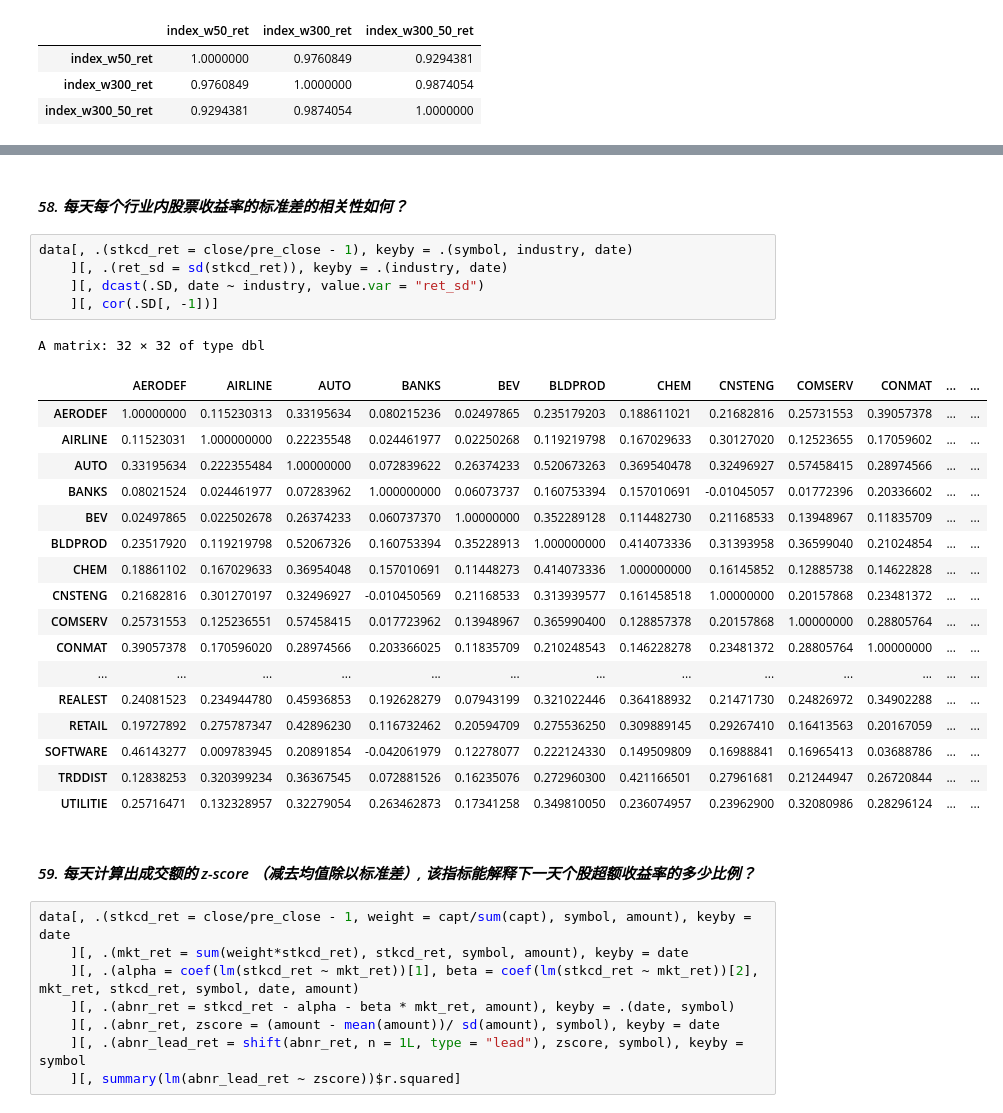
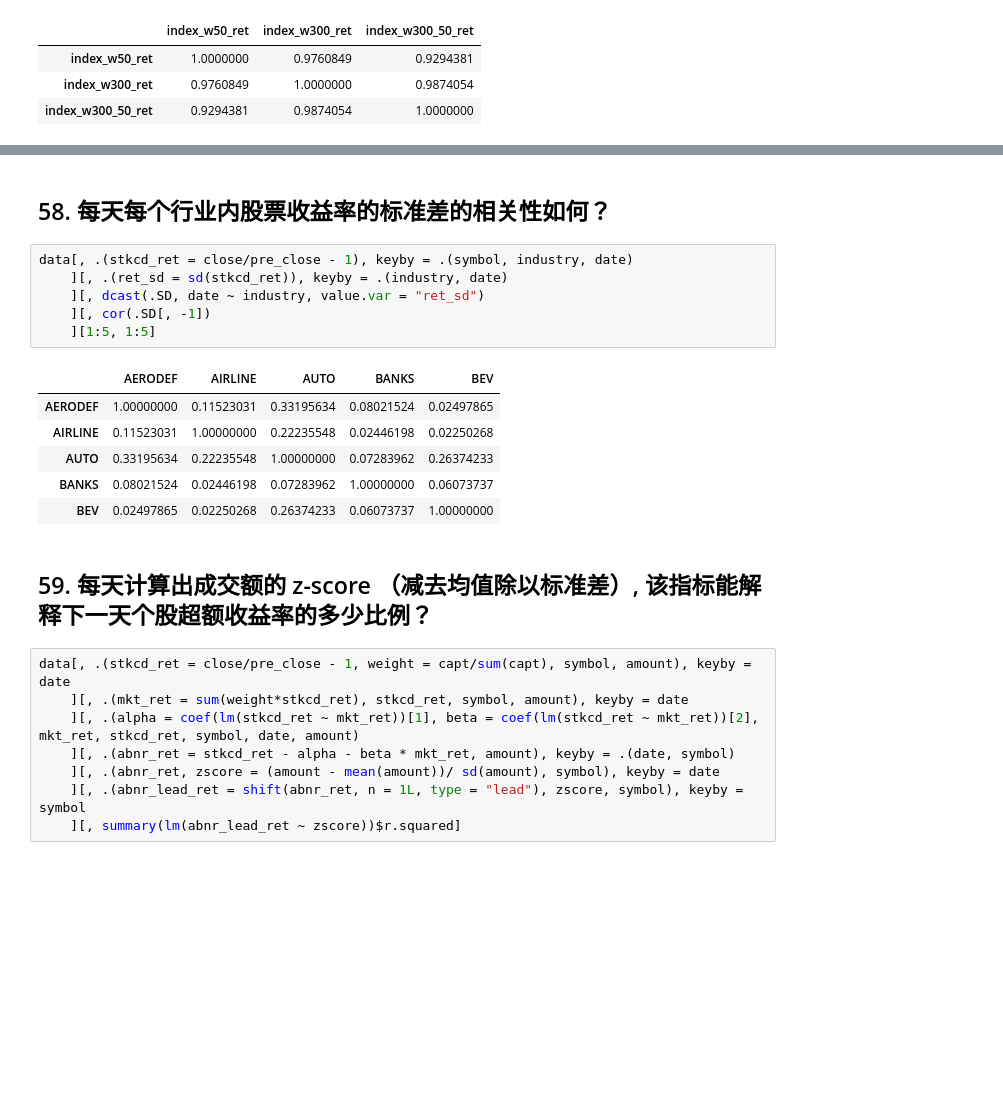
Before and after one commit to Ravin515/r-data-practice, a Jupyter notebook: answer-keys.ipynb, the cells around one changed output, grey strips where cells are left out. Drawn from its saved outputs; the diff is of its cells as text; blank space fills up the shorter version.

```diff
--- a/answer-keys.ipynb
+++ b/answer-keys.ipynb
@@ -1412,31 +962,20 @@ A data.table: 3744 × 3
 # %% [markdown]
-#### *58. 每天每个行业内股票收益率的标准差的相关性如何？*
+## 58. 每天每个行业内股票收益率的标准差的相关性如何？
 # %%
 data[, .(stkcd_ret = close/pre_close - 1), keyby = .(symbol, industry, date)
     ][, .(ret_sd = sd(stkcd_ret)), keyby = .(industry, date)
     ][, dcast(.SD, date ~ industry, value.var = "ret_sd")
-    ][, cor(.SD[, -1])]
+    ][, cor(.SD[, -1])
+    ][1:5, 1:5]
 # %% [output]
-A matrix: 32 × 32 of type dbl
-|  | AERODEF | AIRLINE | AUTO | BANKS | BEV | BLDPROD | CHEM | CNSTENG | COMSERV | CONMAT | ... | ... |
-| AERODEF | 1.00000000 | 0.115230313 | 0.33195634 | 0.080215236 | 0.02497865 | 0.235179203 | 0.188611021 | 0.21682816 | 0.25731553 | 0.39057378 | ... | ... |
-| AIRLINE | 0.11523031 | 1.000000000 | 0.22235548 | 0.024461977 | 0.02250268 | 0.119219798 | 0.167029633 | 0.30127020 | 0.12523655 | 0.17059602 | ... | ... |
-| AUTO | 0.33195634 | 0.222355484 | 1.00000000 | 0.072839622 | 0.26374233 | 0.520673263 | 0.369540478 | 0.32496927 | 0.57458415 | 0.28974566 | ... | ... |
-| BANKS | 0.08021524 | 0.024461977 | 0.07283962 | 1.000000000 | 0.06073737 | 0.160753394 | 0.157010691 | -0.01045057 | 0.01772396 | 0.20336602 | ... | ... |
-| BEV | 0.02497865 | 0.022502678 | 0.26374233 | 0.060737370 | 1.00000000 | 0.352289128 | 0.114482730 | 0.21168533 | 0.13948967 | 0.11835709 | ... | ... |
-| BLDPROD | 0.23517920 | 0.119219798 | 0.52067326 | 0.160753394 | 0.35228913 | 1.000000000 | 0.414073336 | 0.31393958 | 0.36599040 | 0.21024854 | ... | ... |
-| CHEM | 0.18861102 | 0.167029633 | 0.36954048 | 0.157010691 | 0.11448273 | 0.414073336 | 1.000000000 | 0.16145852 | 0.12885738 | 0.14622828 | ... | ... |
-| CNSTENG | 0.21682816 | 0.301270197 | 0.32496927 | -0.010450569 | 0.21168533 | 0.313939577 | 0.161458518 | 1.00000000 | 0.20157868 | 0.23481372 | ... | ... |
-| COMSERV | 0.25731553 | 0.125236551 | 0.57458415 | 0.017723962 | 0.13948967 | 0.365990400 | 0.128857378 | 0.20157868 | 1.00000000 | 0.28805764 | ... | ... |
-| CONMAT | 0.39057378 | 0.170596020 | 0.28974566 | 0.203366025 | 0.11835709 | 0.210248543 | 0.146228278 | 0.23481372 | 0.28805764 | 1.00000000 | ... | ... |
-| ... | ... | ... | ... | ... | ... | ... | ... | ... | ... | ... | ... | ... |
-| REALEST | 0.24081523 | 0.234944780 | 0.45936853 | 0.192628279 | 0.07943199 | 0.321022446 | 0.364188932 | 0.21471730 | 0.24826972 | 0.34902288 | ... | ... |
-| RETAIL | 0.19727892 | 0.275787347 | 0.42896230 | 0.116732462 | 0.20594709 | 0.275536250 | 0.309889145 | 0.29267410 | 0.16413563 | 0.20167059 | ... | ... |
-| SOFTWARE | 0.46143277 | 0.009783945 | 0.20891854 | -0.042061979 | 0.12278077 | 0.222124330 | 0.149509809 | 0.16988841 | 0.16965413 | 0.03688786 | ... | ... |
-| TRDDIST | 0.12838253 | 0.320399234 | 0.36367545 | 0.072881526 | 0.16235076 | 0.272960300 | 0.421166501 | 0.27961681 | 0.21244947 | 0.26720844 | ... | ... |
-| UTILITIE | 0.25716471 | 0.132328957 | 0.32279054 | 0.263462873 | 0.17341258 | 0.349810050 | 0.236074957 | 0.23962900 | 0.32080986 | 0.28296124 | ... | ... |
+|  | AERODEF | AIRLINE | AUTO | BANKS | BEV |
+| AERODEF | 1.00000000 | 0.11523031 | 0.33195634 | 0.08021524 | 0.02497865 |
+| AIRLINE | 0.11523031 | 1.00000000 | 0.22235548 | 0.02446198 | 0.02250268 |
+| AUTO | 0.33195634 | 0.22235548 | 1.00000000 | 0.07283962 | 0.26374233 |
+| BANKS | 0.08021524 | 0.02446198 | 0.07283962 | 1.00000000 | 0.06073737 |
+| BEV | 0.02497865 | 0.02250268 | 0.26374233 | 0.06073737 | 1.00000000 |
 # %% [markdown]
-#### *59. 每天计算出成交额的 z-score （减去均值除以标准差）, 该指标能解释下一天个股超额收益率的多少比例？*
+## 59. 每天计算出成交额的 z-score （减去均值除以标准差）, 该指标能解释下一天个股超额收益率的多少比例？
 # %%
 data[, .(stkcd_ret = close/pre_close - 1, weight = capt/sum(capt), symbol, amount), keyby = date
     ][, .(mkt_ret = sum(weight*stkcd_ret), stkcd_ret, symbol, amount), keyby = date
```
Also changed, not shown: parts of 194 cells of this notebook, 2 other files.
